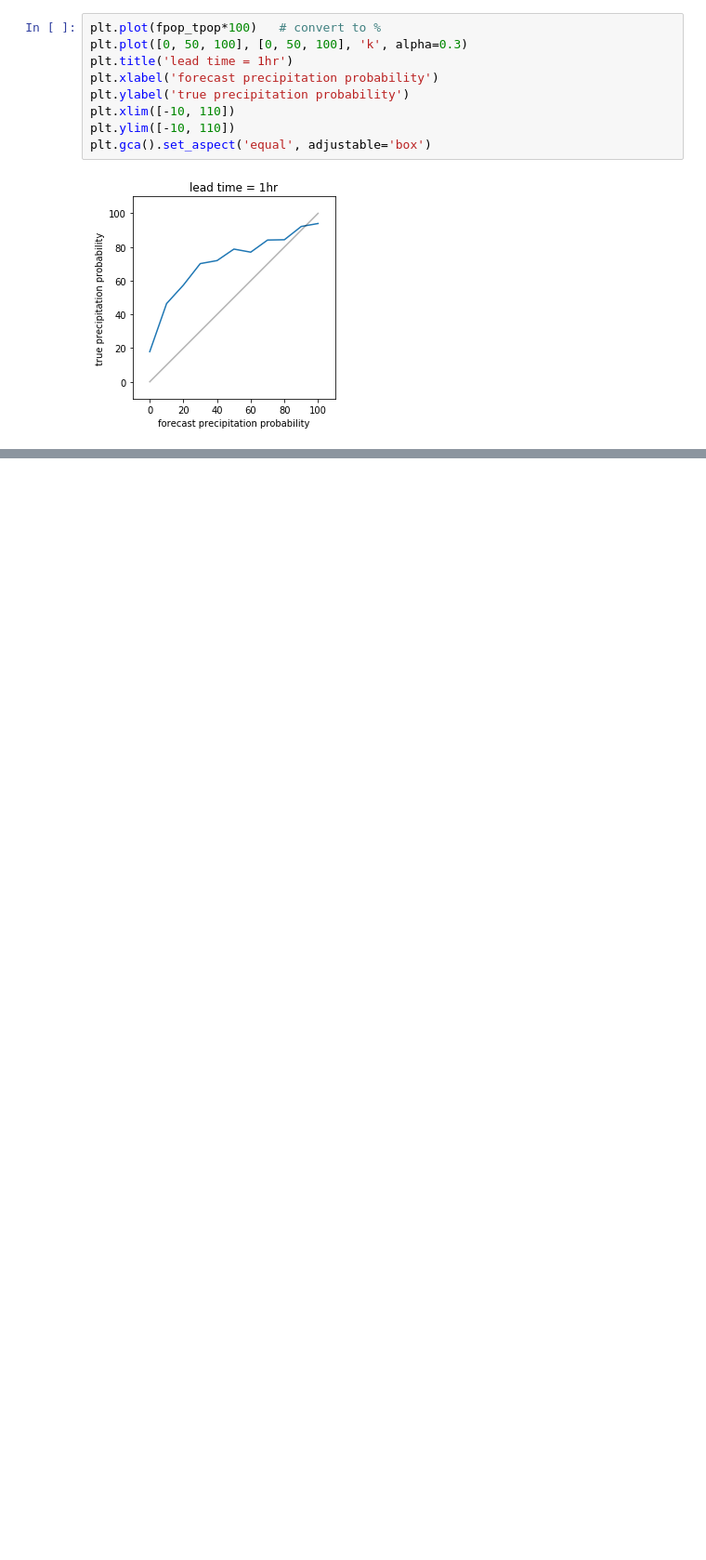
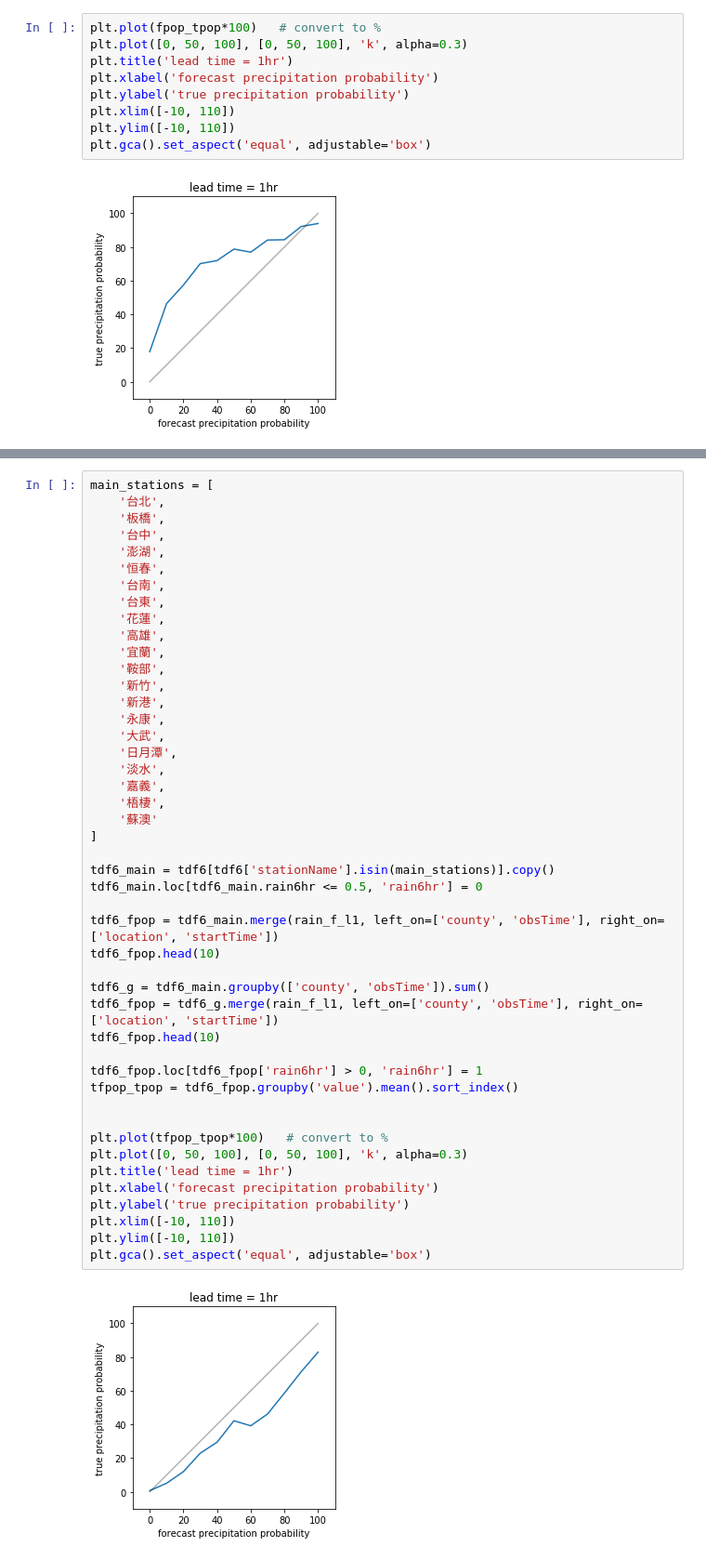
Before and after one commit to CYehLu/CWB_forecast_analysis, a Jupyter notebook: analysis_rainobs.ipynb, the cells around one changed output, grey strips where cells are left out. Shown at 93% size. Drawn from its saved outputs; the diff is of its cells as text; blank space fills up the shorter version.

```diff
--- a/analysis_rainobs.ipynb
+++ b/analysis_rainobs.ipynb
@@ -183,0 +290,48 @@ plt.gca().set_aspect('equal', adjustable='box')
+# %%
+main_stations = [
+    '台北',
+    '板橋',
+    '台中',
+    '澎湖',
+    '恒春',
+    '台南',
+    '台東',
+    '花蓮',
+    '高雄',
+    '宜蘭',
+    '鞍部',
+    '新竹',
+    '新港',
+    '永康',
+    '大武',
+    '日月潭',
+    '淡水',
+    '嘉義',
+    '梧棲',
+    '蘇澳'
+]
+
+tdf6_main = tdf6[tdf6['stationName'].isin(main_stations)].copy()
+tdf6_main.loc[tdf6_main.rain6hr <= 0.5, 'rain6hr'] = 0
+
+tdf6_fpop = tdf6_main.merge(rain_f_l1, left_on=['county', 'obsTime'], right_on=['location', 'startTime'])
+tdf6_fpop.head(10)
+
+tdf6_g = tdf6_main.groupby(['county', 'obsTime']).sum()
+tdf6_fpop = tdf6_g.merge(rain_f_l1, left_on=['county', 'obsTime'], right_on=['location', 'startTime'])
+tdf6_fpop.head(10)
+
+tdf6_fpop.loc[tdf6_fpop['rain6hr'] > 0, 'rain6hr'] = 1
+tfpop_tpop = tdf6_fpop.groupby('value').mean().sort_index()
+
+
+plt.plot(tfpop_tpop*100)   # convert to %
+plt.plot([0, 50, 100], [0, 50, 100], 'k', alpha=0.3)
+plt.title('lead time = 1hr')
+plt.xlabel('forecast precipitation probability')
+plt.ylabel('true precipitation probability')
+plt.xlim([-10, 110])
+plt.ylim([-10, 110])
+plt.gca().set_aspect('equal', adjustable='box')
+# %% [output]
+[figure, added]
```
Also changed, not shown: parts of 10 cells of this notebook, 1 other file.
